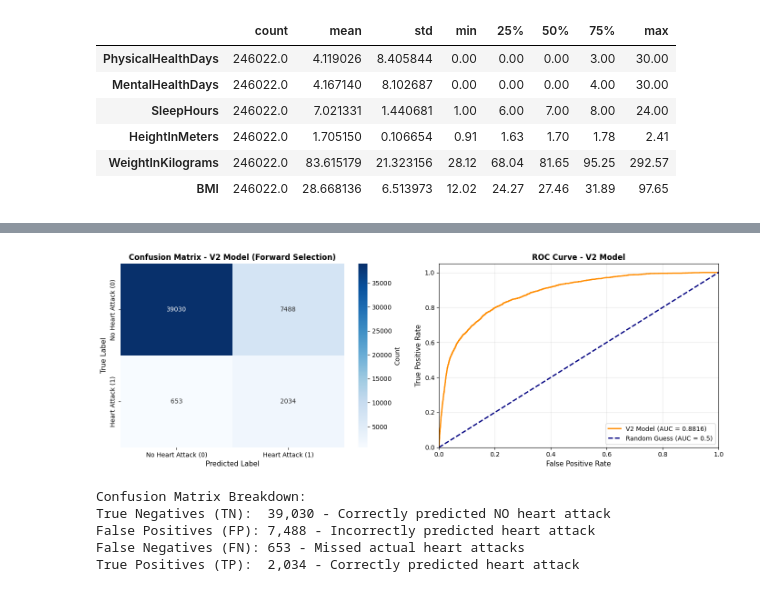
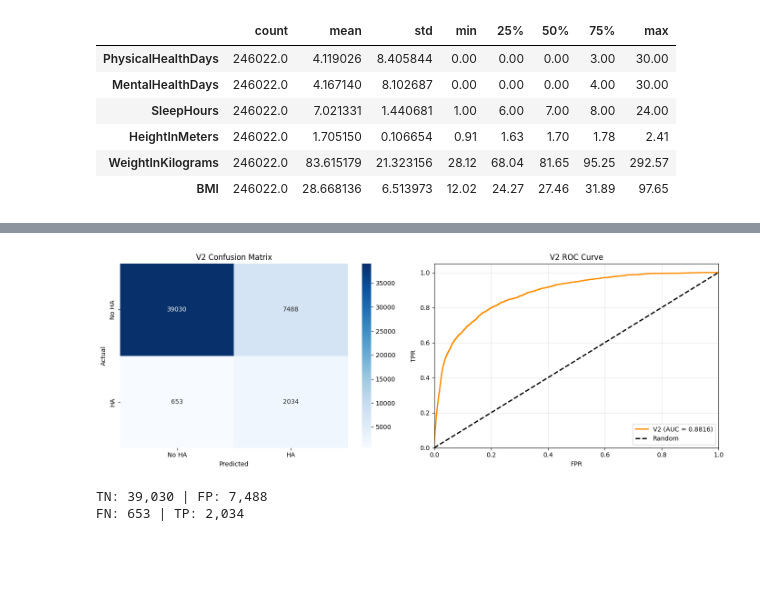
Before and after one commit to jaw039/COGS109_Indicators_of_Heart_Disease, a Jupyter notebook: jackie's Logistic model/heart_disease.ipynb, the cells around one changed output, grey strips where cells are left out. Saved outputs shown, nothing was run; the diff lists cells and outputs as text; code cells hidden in the pictures; blank space fills up the shorter version.

```diff
--- a/jackie's Logistic model/heart_disease.ipynb
+++ b/jackie's Logistic model/heart_disease.ipynb
@@ -539,37 +504,28 @@ Name: HadHeartAttack, dtype: float64
 # %%
-# Step 5: Create a bar plot showing top 15 correlations
+# visualize top correlations
 fig, ax = plt.subplots(figsize=(12, 8))
 
-# Get top 15 correlations
 top15_features = top15_corrs.head(15)
 features = top15_features.index
 values = top15_features.values
 
-# Create bar plot with colors based on positive/negative correlation
 colors_bar = ['#d62728' if v < 0 else '#2ca02c' for v in values]
 bars = ax.barh(range(len(features)), values, color=colors_bar, alpha=0.7, edgecolor='black')
 
-# Customize plot
 ax.set_yticks(range(len(features)))
 ax.set_yticklabels(features, fontsize=10)
-ax.set_xlabel('Correlation with Heart Attack', fontsize=12, fontweight='bold')
-ax.set_title('Top 15 Features by Correlation with Heart Attack (Training Set)',
-             fontsize=14, fontweight='bold')
+ax.set_xlabel('Correlation with Heart Attack')
+ax.set_title('Top 15 Features by Correlation')
 ax.axvline(0, color='black', linewidth=0.8)
 ax.grid(alpha=0.3, axis='x')
 
-# Add value labels on bars
 for i, (bar, val) in enumerate(zip(bars, values)):
     label_x = val + (0.005 if val > 0 else -0.005)
     ha = 'left' if val > 0 else 'right'
     ax.text(label_x, bar.get_y() + bar.get_height()/2, f'{val:.4f}',
-            ha=ha, va='center', fontsize=9, fontweight='bold')
+            ha=ha, va='center', fontsize=9)
 
-# Invert y-axis so highest correlation is on top
 ax.invert_yaxis()
-
 plt.tight_layout()
 plt.show()
-
-print("\n✓ Correlation analysis complete - using TRAINING SET ONLY to avoid data leakage!")
 # %% [output]
@@ -1200,45 +949,35 @@ Selected 19 features:
 # %%
-# V2 Visualization: Confusion Matrix and ROC Curve
 fig, axes = plt.subplots(1, 2, figsize=(14, 5))
 
-# Confusion Matrix
+# confusion matrix
 cm_v2 = confusion_matrix(y_test, y_pred_v2)
 sns.heatmap(cm_v2, annot=True, fmt='d', cmap='Blues', ax=axes[0],
-            xticklabels=['No Heart Attack (0)', 'Heart Attack (1)'],
-            yticklabels=['No Heart Attack (0)', 'Heart Attack (1)'],
-            cbar_kws={'label': 'Count'})
-axes[0].set_title('Confusion Matrix - V2 Model (Forward Selection)', fontsize=12, fontweight='bold')
-axes[0].set_ylabel('True Label', fontsize=11)
-axes[0].set_xlabel('Predicted Label', fontsize=11)
+            xticklabels=['No HA', 'HA'], yticklabels=['No HA', 'HA'])
+axes[0].set_title('V2 Confusion Matrix')
+axes[0].set_ylabel('Actual')
+axes[0].set_xlabel('Predicted')
 
-# ROC Curve
+# ROC
 fpr_v2, tpr_v2, _ = roc_curve(y_test, y_proba_v2)
 roc_auc_v2 = auc(fpr_v2, tpr_v2)
 
-axes[1].plot(fpr_v2, tpr_v2, color='darkorange', lw=2,
-             label=f'V2 Model (AUC = {roc_auc_v2:.4f})')
-axes[1].plot([0, 1], [0, 1], color='navy', lw=2, linestyle='--', label='Random Guess (AUC = 0.5)')
+axes[1].plot(fpr_v2, tpr_v2, color='darkorange', lw=2, label=f'V2 (AUC = {roc_auc_v2:.4f})')
+axes[1].plot([0, 1], [0, 1], 'k--', lw=2, label='Random')
 axes[1].set_xlim([0.0, 1.0])
 axes[1].set_ylim([0.0, 1.05])
-axes[1].set_xlabel('False Positive Rate', fontsize=11)
-axes[1].set_ylabel('True Positive Rate', fontsize=11)
-axes[1].set_title('ROC Curve - V2 Model', fontsize=12, fontweight='bold')
+axes[1].set_xlabel('FPR')
+axes[1].set_ylabel('TPR')
+axes[1].set_title('V2 ROC Curve')
 axes[1].legend(loc="lower right")
 axes[1].grid(alpha=0.3)
 
 plt.tight_layout()
 plt.show()
 
-print("\nConfusion Matrix Breakdown:")
-print(f"True Negatives (TN):  {cm_v2[0, 0]:,} - Correctly predicted NO heart attack")
-print(f"False Positives (FP): {cm_v2[0, 1]:,} - Incorrectly predicted heart attack")
-print(f"False Negatives (FN): {cm_v2[1, 0]:,} - Missed actual heart attacks")
-print(f"True Positives (TP):  {cm_v2[1, 1]:,} - Correctly predicted heart attack")
+print(f"TN: {cm_v2[0, 0]:,} | FP: {cm_v2[0, 1]:,}")
+print(f"FN: {cm_v2[1, 0]:,} | TP: {cm_v2[1, 1]:,}")
 # %% [output]
-[figure, old version]
+[figure, new version]
-Confusion Matrix Breakdown:
-True Negatives (TN):  39,030 - Correctly predicted NO heart attack
-False Positives (FP): 7,488 - Incorrectly predicted heart attack
-False Negatives (FN): 653 - Missed actual heart attacks
-True Positives (TP):  2,034 - Correctly predicted heart attack
+TN: 39,030 | FP: 7,488
+FN: 653 | TP: 2,034
 # %%
```
Also changed, not shown: parts of 52 cells of this notebook, 1 other file.
